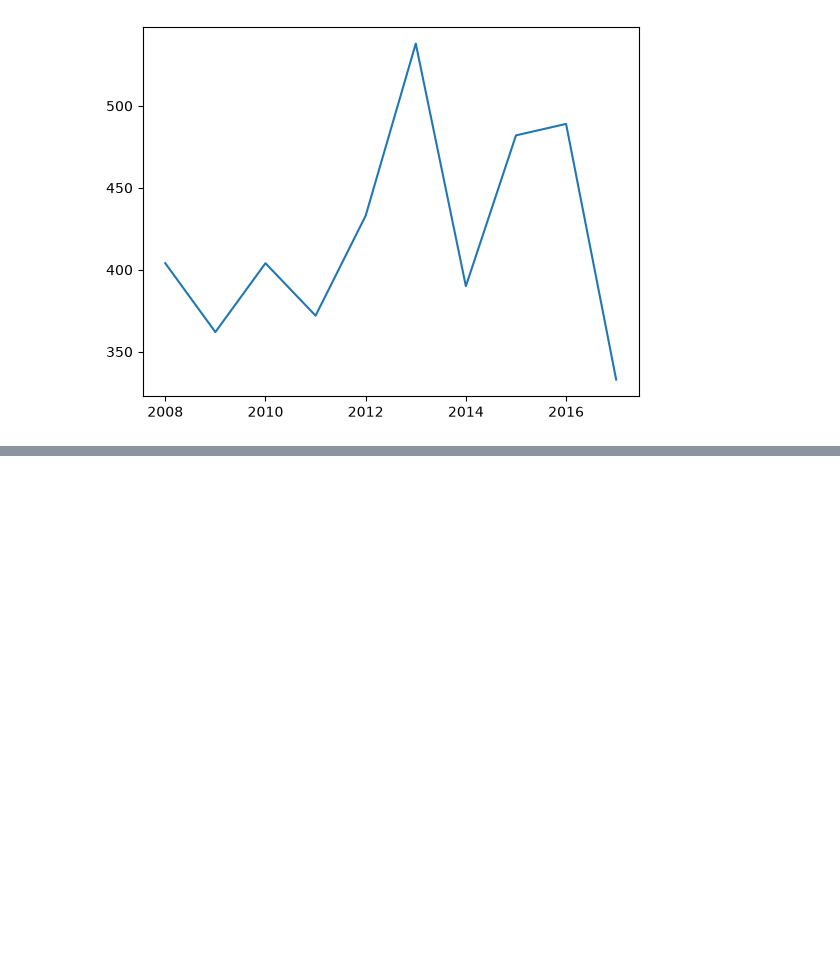
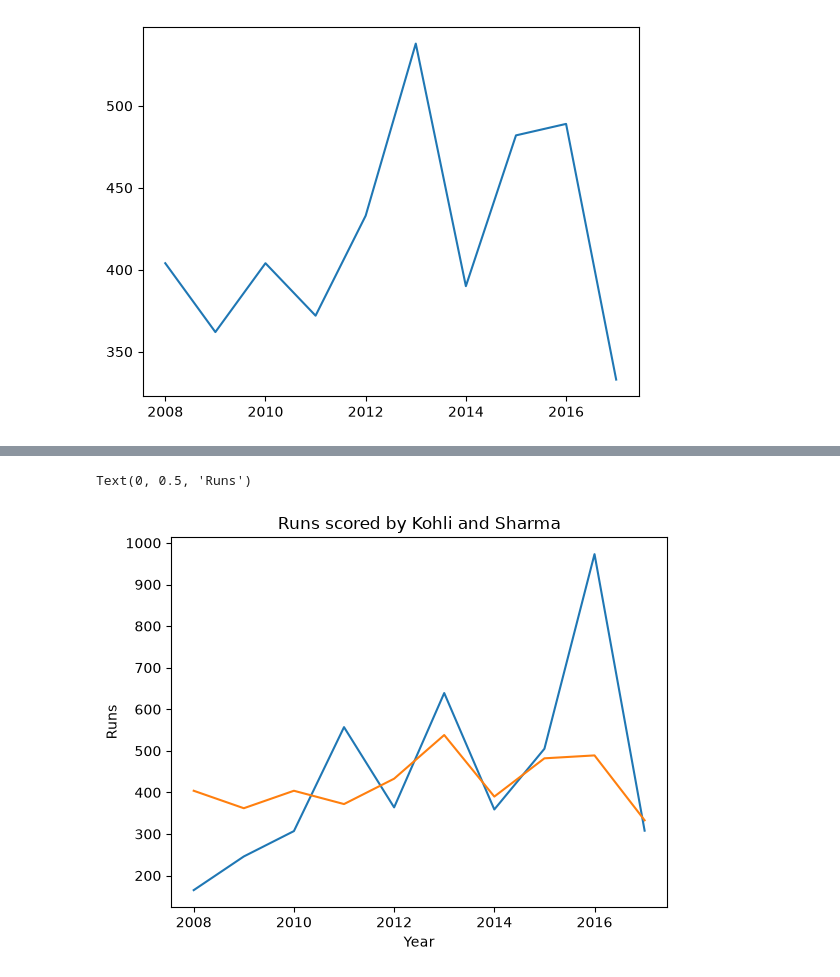
Before and after one commit to Rishit1769/Matplotlib, a Jupyter notebook: main.ipynb, the cells around one changed output, grey strips where cells are left out. Saved outputs shown, nothing was run; the diff lists cells and outputs as text; code cells hidden in the pictures; blank space fills up the shorter version.

```diff
--- a/main.ipynb
+++ b/main.ipynb
@@ -27,0 +32,9 @@ plt.plot(batsman['index'], batsman['RG Sharma'])
+# %%
+plt.plot(batsman['index'], batsman['V Kohli'])
+plt.plot(batsman['index'], batsman['RG Sharma'])
+plt.title('Runs scored by Kohli and Sharma')
+plt.xlabel('Year')
+plt.ylabel('Runs')
+# %% [output]
+Text(0, 0.5, 'Runs')
+[figure, added]
```
Also changed, not shown: parts of 5 cells of this notebook.
